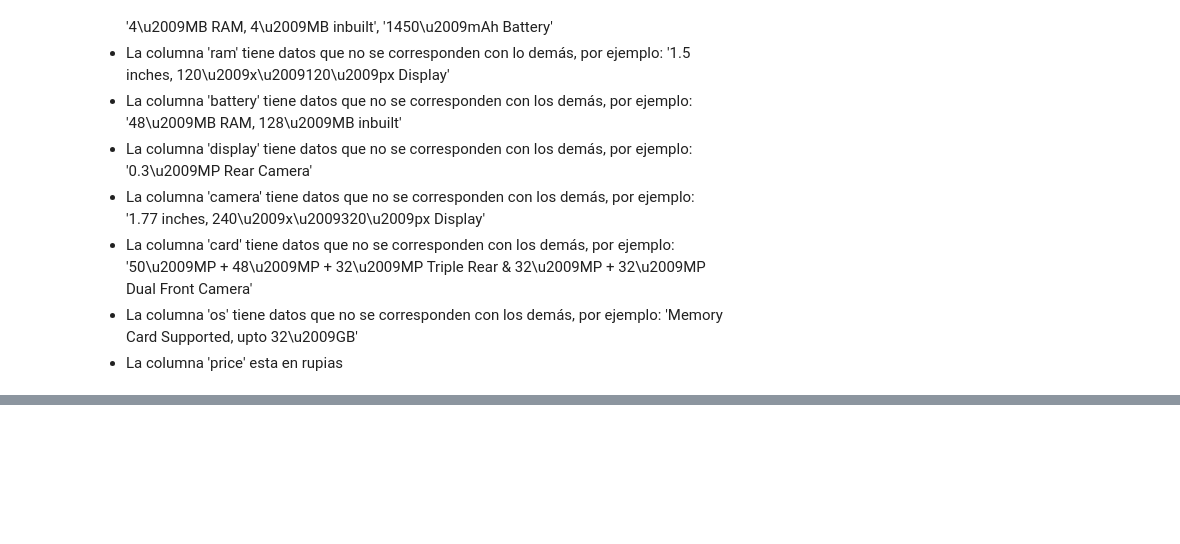
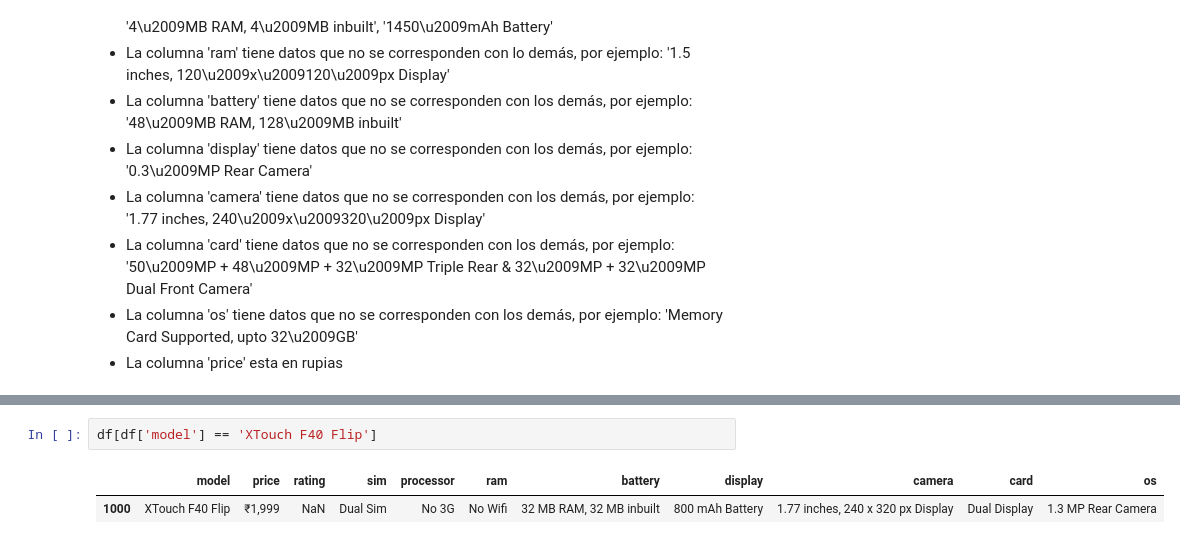
Before and after one commit to mariaortizz/DS_PT_09_2023, a Jupyter notebook: trabajo_diciembre/maria_ortiz.ipynb, the cells around one changed output, grey strips where cells are left out. Cells and saved outputs as stored; diff of their text form; blank space fills up the shorter version.

```diff
--- a/trabajo_diciembre/maria_ortiz.ipynb
+++ b/trabajo_diciembre/maria_ortiz.ipynb
@@ -79,0 +96,5 @@ f.cardinalidad(df)
+# %%
+df[df['model'] == 'XTouch F40 Flip']
+# %% [output]
+|  | model | price | rating | sim | processor | ram | battery | display | camera | card | os |
+| 1000 | XTouch F40 Flip | ₹1,999 | NaN | Dual Sim | No 3G | No Wifi | 32 MB RAM, 32 MB inbuilt | 800 mAh Battery | 1.77 inches, 240 x 320 px Display | Dual Display | 1.3 MP Rear Camera |
```
Also changed, not shown: parts of 11 cells of this notebook.
